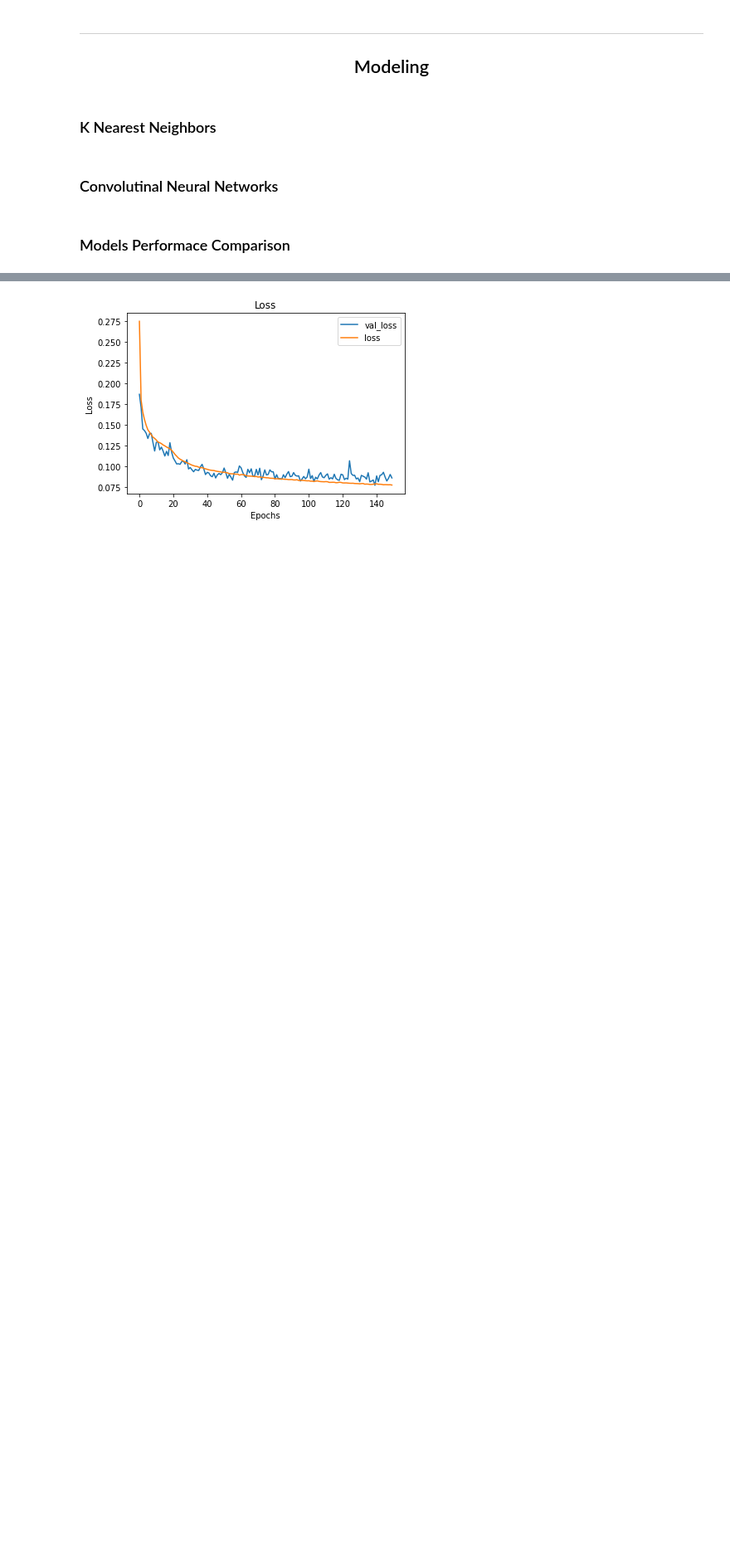
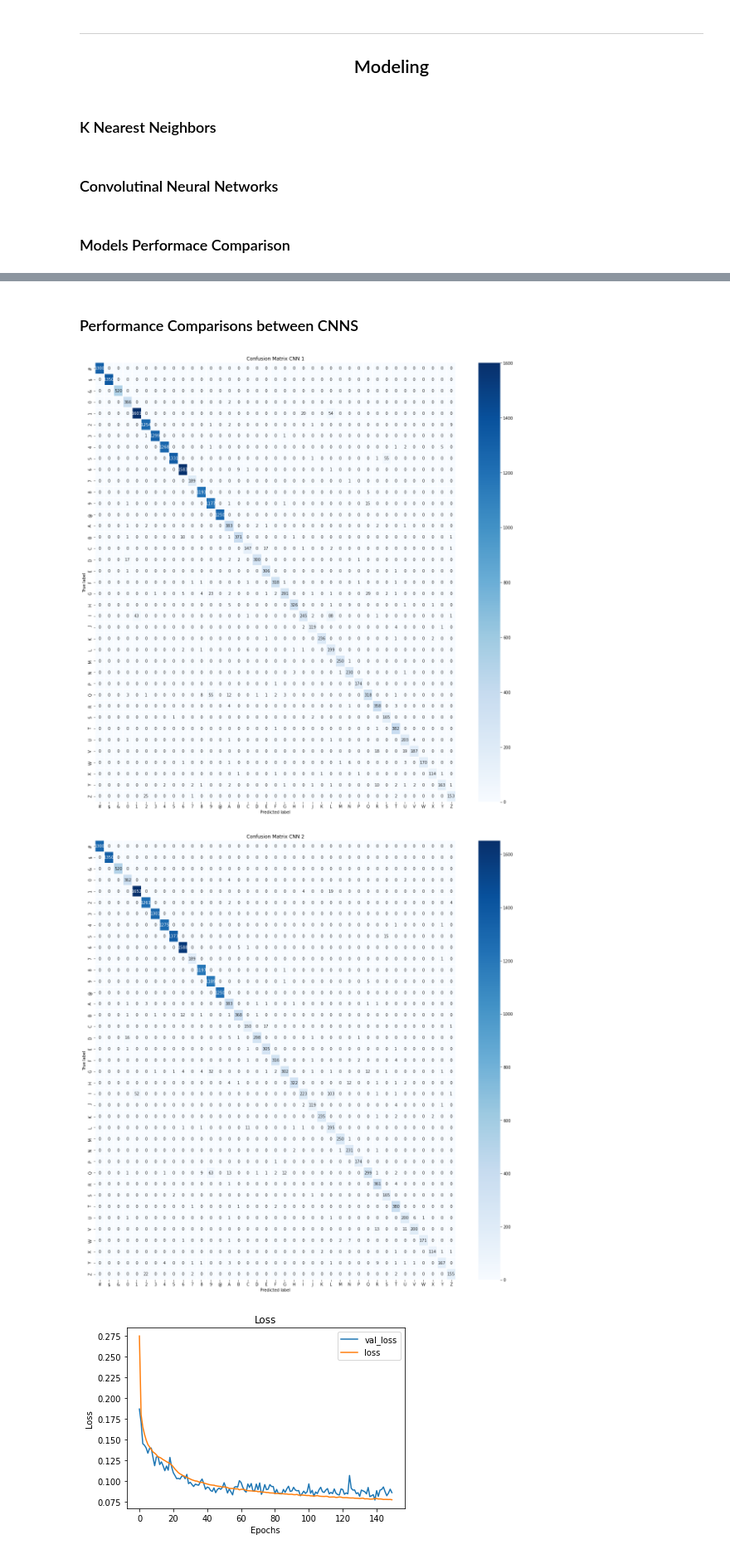
Before and after one commit to edejesus196/handwritten_names_recognition, a Jupyter notebook: main_summary_notebook.ipynb, the cells around one changed output, grey strips where cells are left out. Shown: that part at 83% size. Cells and saved outputs as stored; diff of their text form; code cells hidden in the pictures; blank space fills up the shorter version.

```diff
--- a/main_summary_notebook.ipynb
+++ b/main_summary_notebook.ipynb
@@ -234,0 +273,2 @@ dict_keys(['val_loss', 'val_accuracy', 'loss', 'accuracy'])
+# %% [markdown]
+### Performance Comparisons between CNNS
@@ -235,3 +277,23 @@ dict_keys(['val_loss', 'val_accuracy', 'loss', 'accuracy'])
+# %%
+predictions_1 = model_2.predict(x=val_images, verbose=0)
+predictions_2 = model_3.predict(x=val_images, verbose=0)
+# %%
+cm_1 = confusion_matrix(y_true=LB.inverse_transform(val_labels), y_pred=np.argmax(predictions_1, axis=1))
+cm_2 = confusion_matrix(y_true=LB.inverse_transform(val_labels), y_pred=np.argmax(predictions_2, axis=1))
+# %%
+CNN_1 = plt.figure(figsize=(20,20))
+CNN_1 = sns.heatmap(cm_1, xticklabels=cm_plot_labels, yticklabels=cm_plot_labels, annot=True, fmt='d', cmap='Blues', linewidths=.5)
+CNN_1.set(xlabel='Predicted label', ylabel='True label', title='Confusion Matrix CNN 1')
+
+
+CNN_2 = plt.figure(figsize=(20,20))
+CNN_2 = sns.heatmap(cm_2, xticklabels=cm_plot_labels, yticklabels=cm_plot_labels, annot=True, fmt='d', cmap='Blues', linewidths=.5)
+CNN_2.set(xlabel='Predicted label', ylabel='True label', title='Confusion Matrix CNN 2')
+
+plt.show()
+# %% [output]
+[figure, added]
+[figure, added]
 # %%
 def visualize_training_results(results):
     history = results.history
```
Also changed, not shown: parts of 25 cells of this notebook.
